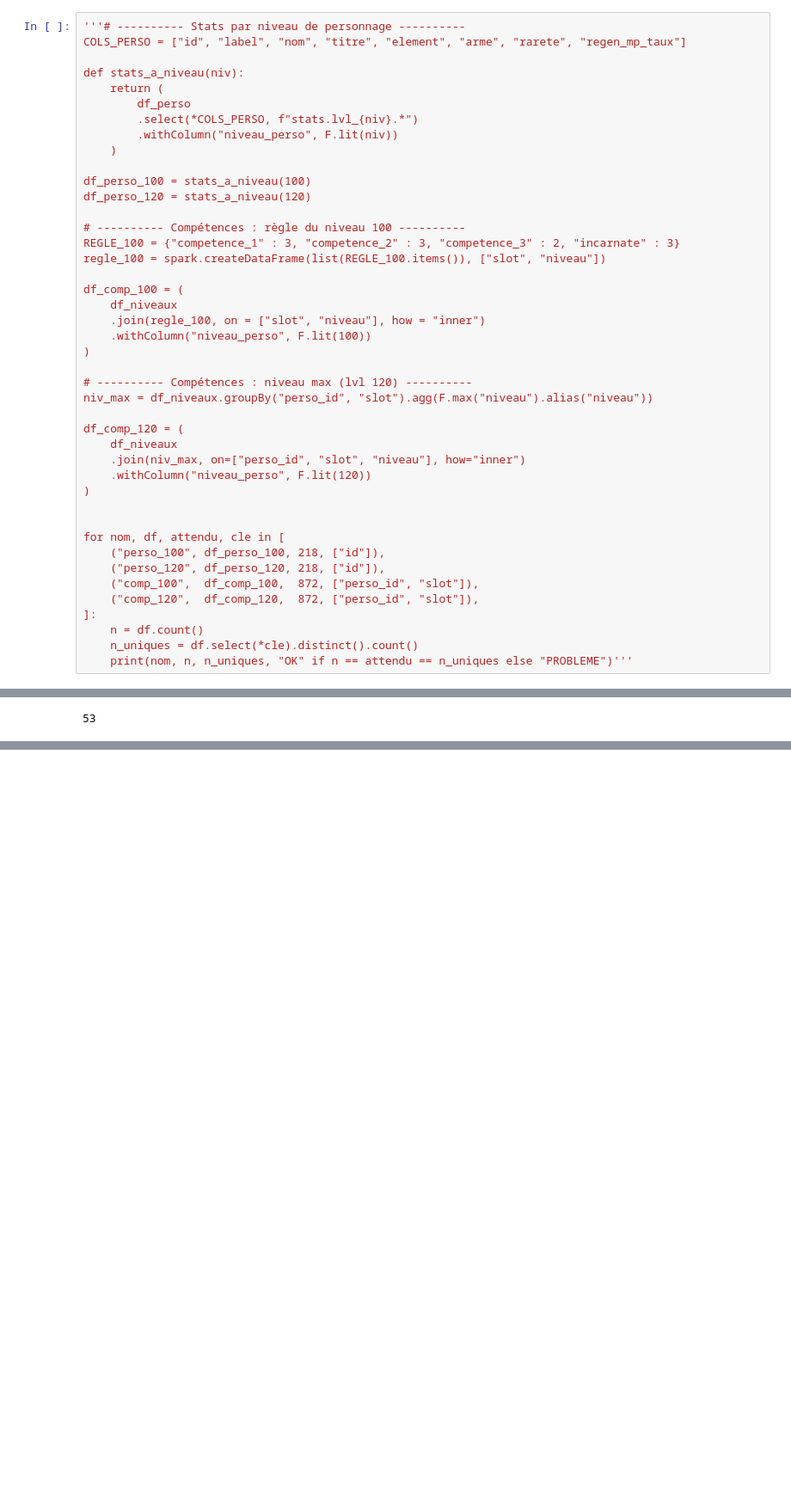
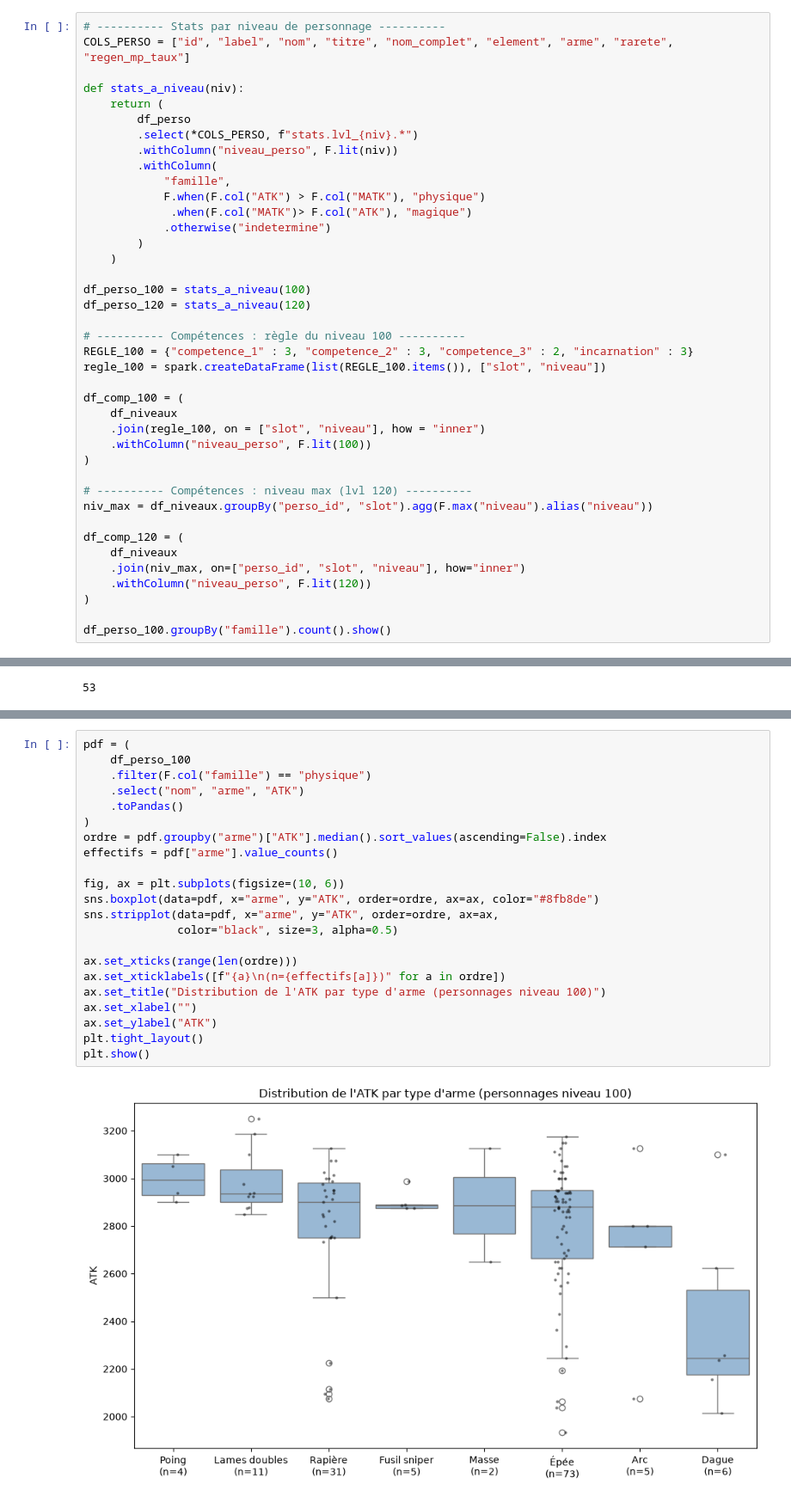
Before and after one commit to TT7724/Analyse_Tools_SAOUB_Perso, a Jupyter notebook: notebook/01_Load_And_Explore.ipynb, the cells around one changed output, grey strips where cells are left out. Shown at 86% size. Drawn from its saved outputs; the diff is of its cells as text; blank space fills up the shorter version.

```diff
--- a/notebook/01_Load_And_Explore.ipynb
+++ b/notebook/01_Load_And_Explore.ipynb
@@ -93,21 +95,27 @@ only showing top 3 rows
 # %% [markdown]
 ### Découpage entre tout les perso, perso 100 et perso 120
 # %%
-'''# ---------- Stats par niveau de personnage ----------
-COLS_PERSO = ["id", "label", "nom", "titre", "element", "arme", "rarete", "regen_mp_taux"]
+# ---------- Stats par niveau de personnage ----------
+COLS_PERSO = ["id", "label", "nom", "titre", "nom_complet", "element", "arme", "rarete", "regen_mp_taux"]
 
 def stats_a_niveau(niv):
     return (
         df_perso
         .select(*COLS_PERSO, f"stats.lvl_{niv}.*")
         .withColumn("niveau_perso", F.lit(niv))
+        .withColumn(
+            "famille",
+            F.when(F.col("ATK") > F.col("MATK"), "physique")
+             .when(F.col("MATK")> F.col("ATK"), "magique")
+            .otherwise("indetermine")
+        )
     )
 
 df_perso_100 = stats_a_niveau(100)
 df_perso_120 = stats_a_niveau(120)
 
 # ---------- Compétences : règle du niveau 100 ----------
-REGLE_100 = {"competence_1" : 3, "competence_2" : 3, "competence_3" : 2, "incarnate" : 3}
+REGLE_100 = {"competence_1" : 3, "competence_2" : 3, "competence_3" : 2, "incarnation" : 3}
 regle_100 = spark.createDataFrame(list(REGLE_100.items()), ["slot", "niveau"])
 
 df_comp_100 = (
@@ -125,14 +133,5 @@ df_comp_120 = (
     .withColumn("niveau_perso", F.lit(120))
 )
 
-
-for nom, df, attendu, cle in [
-    ("perso_100", df_perso_100, 218, ["id"]),
-    ("perso_120", df_perso_120, 218, ["id"]),
-    ("comp_100",  df_comp_100,  872, ["perso_id", "slot"]),
-    ("comp_120",  df_comp_120,  872, ["perso_id", "slot"]),
-]:
-    n = df.count()
-    n_uniques = df.select(*cle).distinct().count()
-    print(nom, n, n_uniques, "OK" if n == attendu == n_uniques else "PROBLEME")'''
+df_perso_100.groupBy("famille").count().show()
 # %% [output]
@@ -198,0 +254,24 @@ only showing top 20 rows
+# %%
+pdf = (
+    df_perso_100
+    .filter(F.col("famille") == "physique")
+    .select("nom", "arme", "ATK")
+    .toPandas()
+)
+ordre = pdf.groupby("arme")["ATK"].median().sort_values(ascending=False).index
+effectifs = pdf["arme"].value_counts()
+
+fig, ax = plt.subplots(figsize=(10, 6))
+sns.boxplot(data=pdf, x="arme", y="ATK", order=ordre, ax=ax, color="#8fb8de")
+sns.stripplot(data=pdf, x="arme", y="ATK", order=ordre, ax=ax,
+              color="black", size=3, alpha=0.5)
+
+ax.set_xticks(range(len(ordre)))
+ax.set_xticklabels([f"{a}\n(n={effectifs[a]})" for a in ordre])
+ax.set_title("Distribution de l'ATK par type d'arme (personnages niveau 100)")
+ax.set_xlabel("")
+ax.set_ylabel("ATK")
+plt.tight_layout()
+plt.show()
+# %% [output]
+[figure, added]
```
Also changed, not shown: parts of 24 cells of this notebook, 1 other file.
